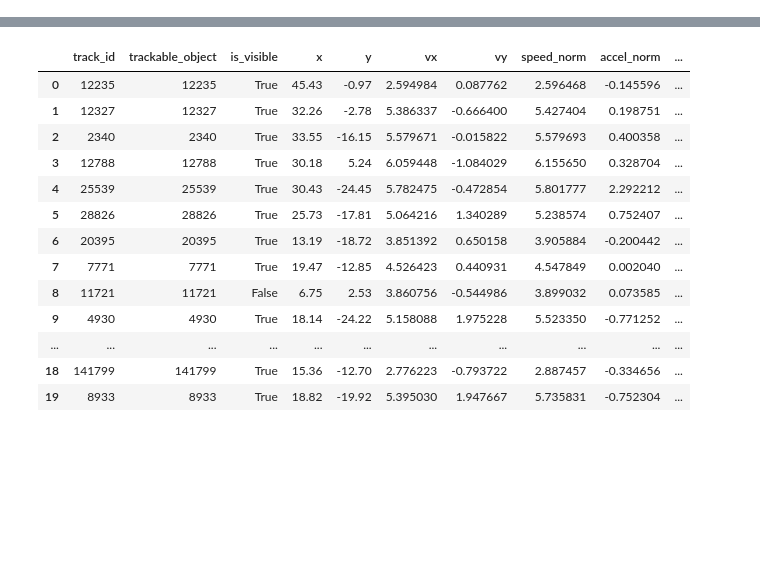
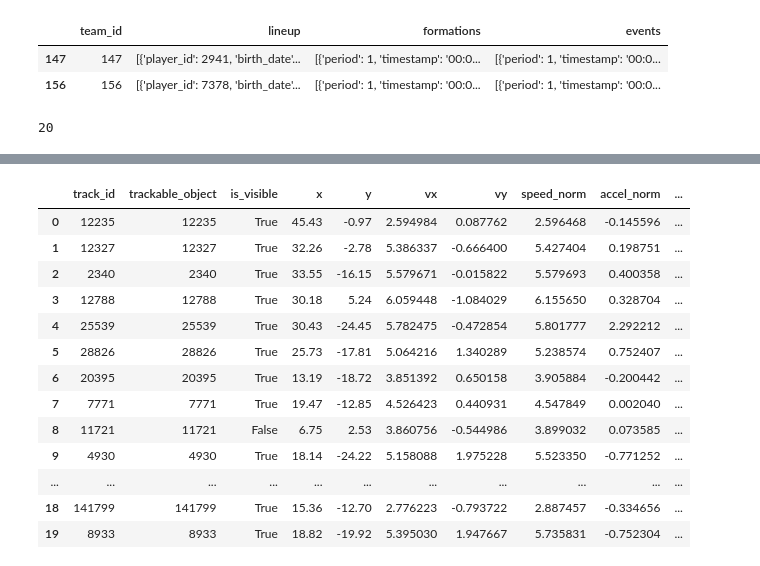
Before and after one commit to Nathan7128/PROJET-4A, a Jupyter notebook: Importation/test_importation.ipynb, the cells around one changed output, grey strips where cells are left out. Saved outputs shown, nothing was run; the diff lists cells and outputs as text; code cells hidden in the pictures; blank space fills up the shorter version.

```diff
--- a/Importation/test_importation.ipynb
+++ b/Importation/test_importation.ipynb
@@ -6,2 +6,2 @@ connect = sqlite3.connect("raw-database.db")
 # %%
-SKC_matches_data_2 = pd.read_json("Projet_centres_data/data_add/SKC_matches_data_2.json")
+lineup = pd.read_json("Projet_centres_data/SB_lineups/3894037.json").transpose()
@@ -14,0 +8,11 @@ SKC_matches_data_2
+# %%
+lineup
+# %% [output]
+|  | team_id | lineup | formations | events |
+| 147 | 147 | [{'player_id': 2941, 'birth_date'... | [{'period': 1, 'timestamp': '00:0... | [{'period': 1, 'timestamp': '00:0... |
+| 156 | 156 | [{'player_id': 7378, 'birth_date'... | [{'period': 1, 'timestamp': '00:0... | [{'period': 1, 'timestamp': '00:0... |
+# %%
+lineup_lineup = lineup.loc[156, "lineup"]
+len(lineup_lineup)
+# %% [output]
+20
```
Also changed, not shown: parts of 4 cells of this notebook, 3 other files.
